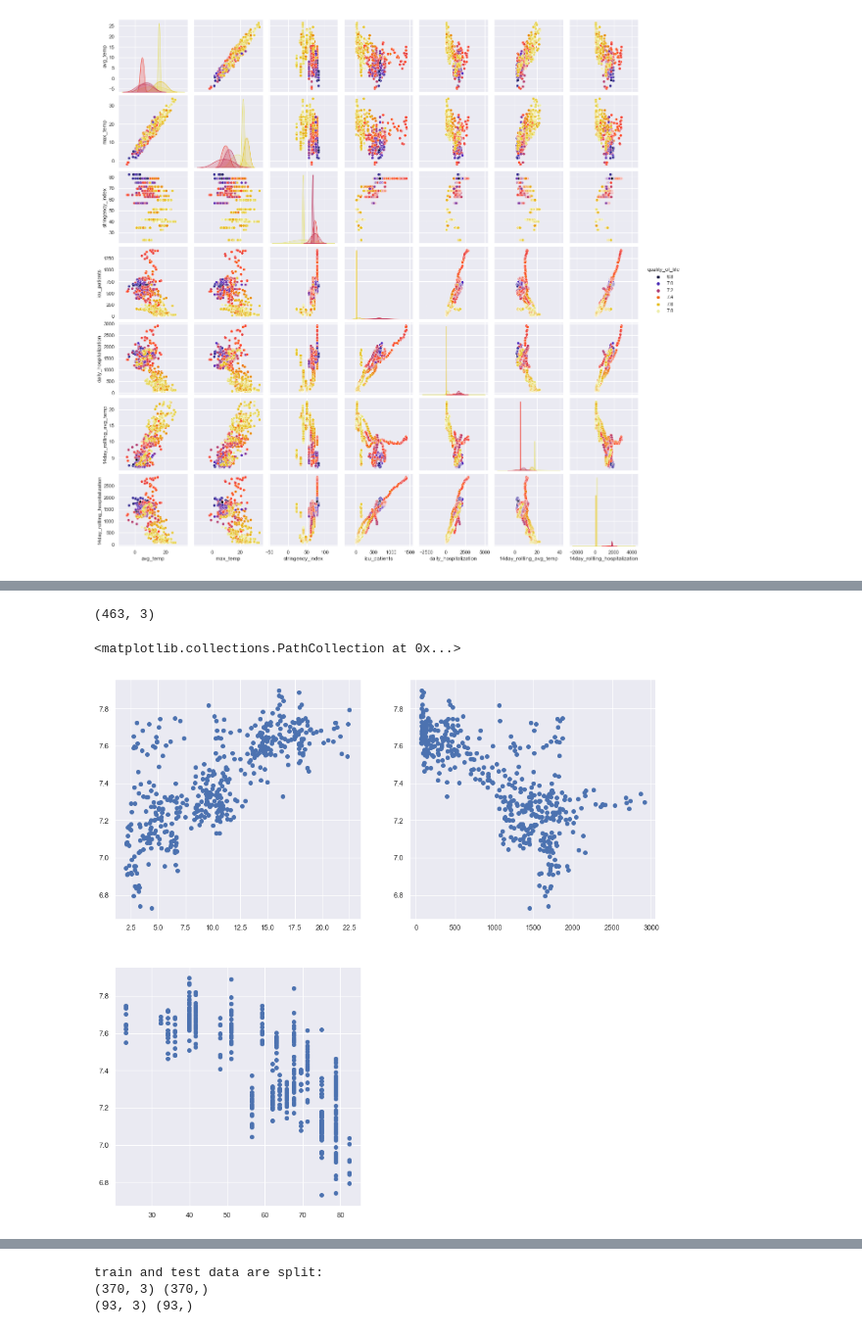
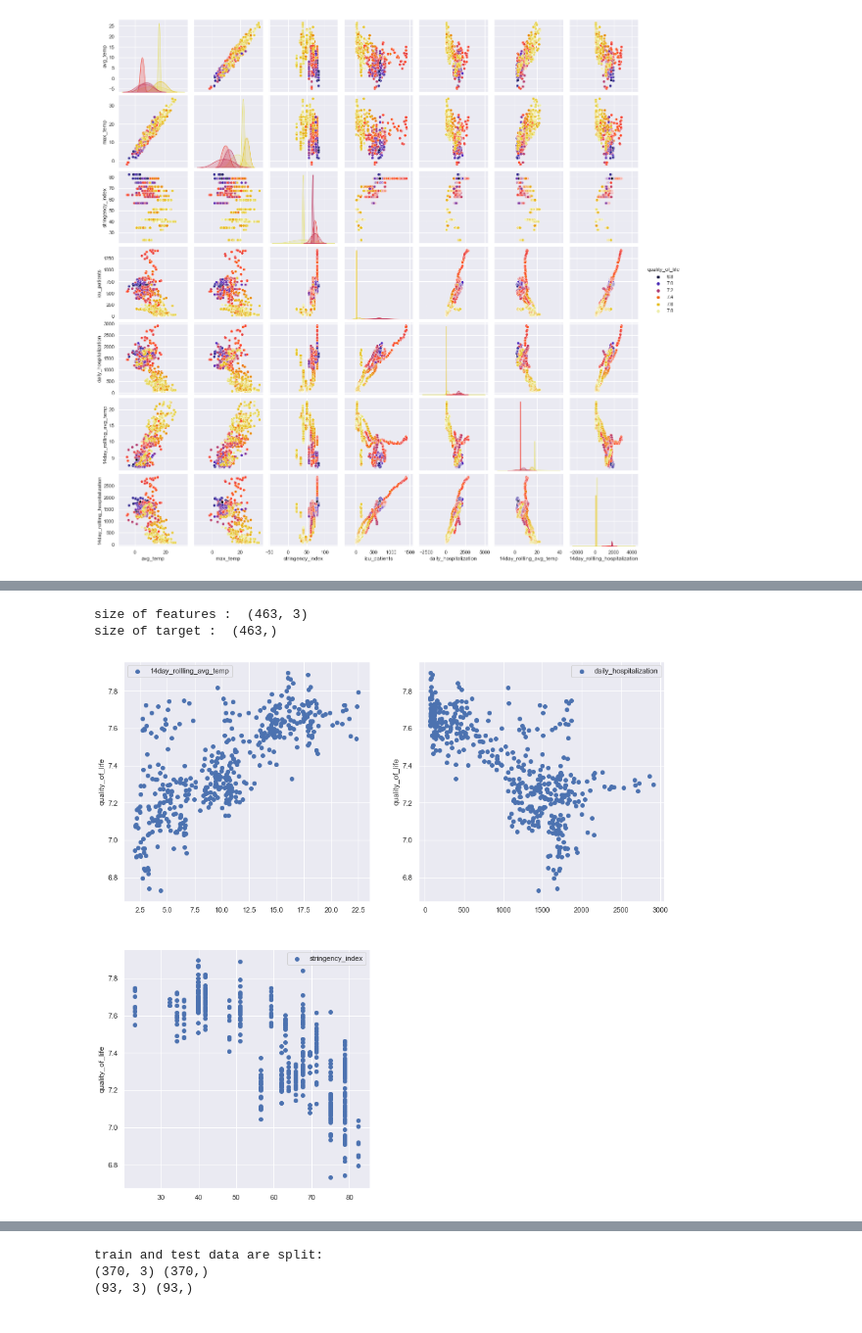
Before and after one commit to apirzadeh1365/supervised-_machine_learning, a Jupyter notebook: final_project.ipynb, the cells around one changed output, grey strips where cells are left out. Shown at 98% size. Drawn from its saved outputs; the diff is of its cells as text; code cells hidden in the pictures.

```diff
--- a/final_project.ipynb
+++ b/final_project.ipynb
@@ -101,9 +117,7 @@ msno.matrix(df, figsize=(15,8), color=(0.5,0,0))
 # %%
 #check the null data
-print(len(df))
 print(df.isna().sum())
 #drop the columns that have very little information and are not useful
-df=df.drop(columns=['Consumer_trust', 'Economic_climate','Buy_willingness', 'annual_rate_of_change','annual_rate_of_change_derived','total_vaccinations', 'people_vaccinated',\
-    'people_fully_vaccinated'])
-df.head()
+df=df.drop(columns=['Consumer_trust', 'Economic_climate','Buy_willingness', 'annual_rate_of_change','annual_rate_of_change_derived',\
+    'total_vaccinations', 'people_vaccinated','people_fully_vaccinated'])
 # %% [output]
@@ -188,24 +205,27 @@ Name: quality_of_life, dtype: float64
 # %%
-#final feature selection
-#as you can see in the pair plot, there is a strong correlation between avg_temp, max_temp, and 14day_rollling_avg_temp,
-# therefore I selected the 14days rolling average because it has a better correlation with the quality of life rather than others.
-#and between icu_patients, daily_hospitalization, and 14day_rollling_hospitalization, so I selected daily hospitalization because it has a better correlation rather than others
-
 # Create the X-matrix and the y-vector.
 final_feature=['14day_rollling_avg_temp','daily_hospitalization','stringency_index']
 y = df['quality_of_life'].values  #Target Variable
-X = df[final_feature].values.reshape(-1, len(final_feature)) #Feature Matrix
-X.shape
+X = df[final_feature].values.reshape(-1, len(final_feature)) #reshape the Feature Matrix
+print("size of features : ",X.shape)
+print("size of target : ",y.shape)
 # %% [output]
-(463, 3)
+size of features :  (463, 3)
+size of target :  (463,)
 # %%
-#scatter plots of three important features and quality of life
+#scatter plots of important features and quality of life
 plt.subplot(2,2,1)
-plt.scatter(df['14day_rollling_avg_temp'],df['quality_of_life'])
+plt.scatter(df['14day_rollling_avg_temp'],df['quality_of_life'],label="14day_rollling_avg_temp")
+plt.ylabel("quality_of_life")
+plt.legend()
 plt.subplot(2,2,2)
-plt.scatter(df['daily_hospitalization'],df['quality_of_life'])
+plt.scatter(df['daily_hospitalization'],df['quality_of_life'] , label ="daily_hospitalization")
+plt.ylabel("quality_of_life")
+plt.legend()
 plt.subplot(2,2,3)
-plt.scatter(df['stringency_index'],df['quality_of_life'])
+plt.scatter(df['stringency_index'],df['quality_of_life'] , label="stringency_index")
+plt.legend()
+plt.ylabel("quality_of_life")
+plt.show()
 # %% [output]
-<matplotlib.collections.PathCollection at 0x...>
-[figure, old version]
+[figure, new version]
```
Also changed, not shown: parts of 33 cells of this notebook.
